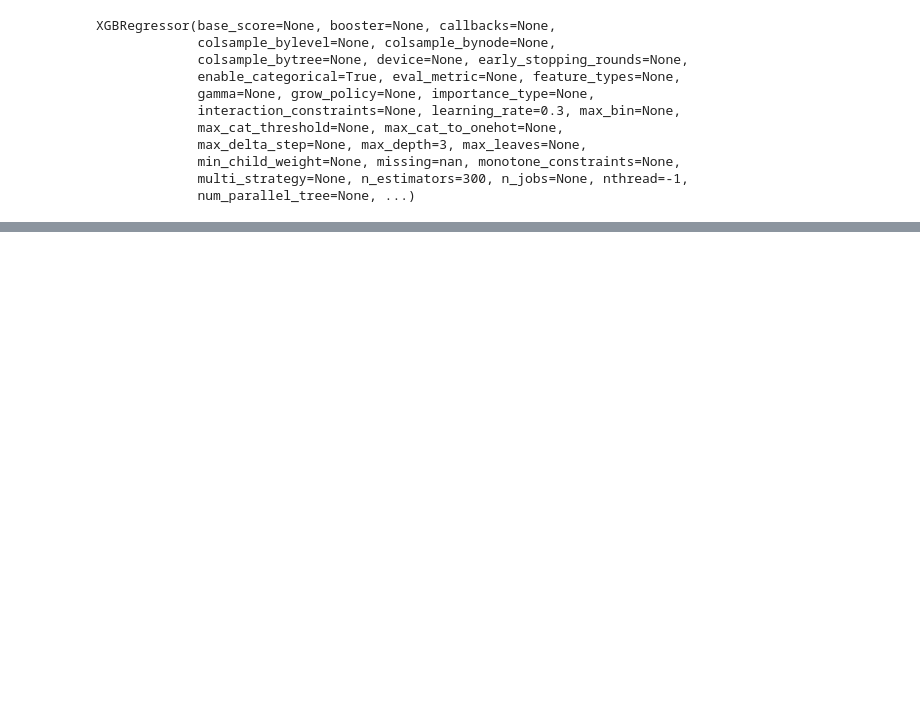
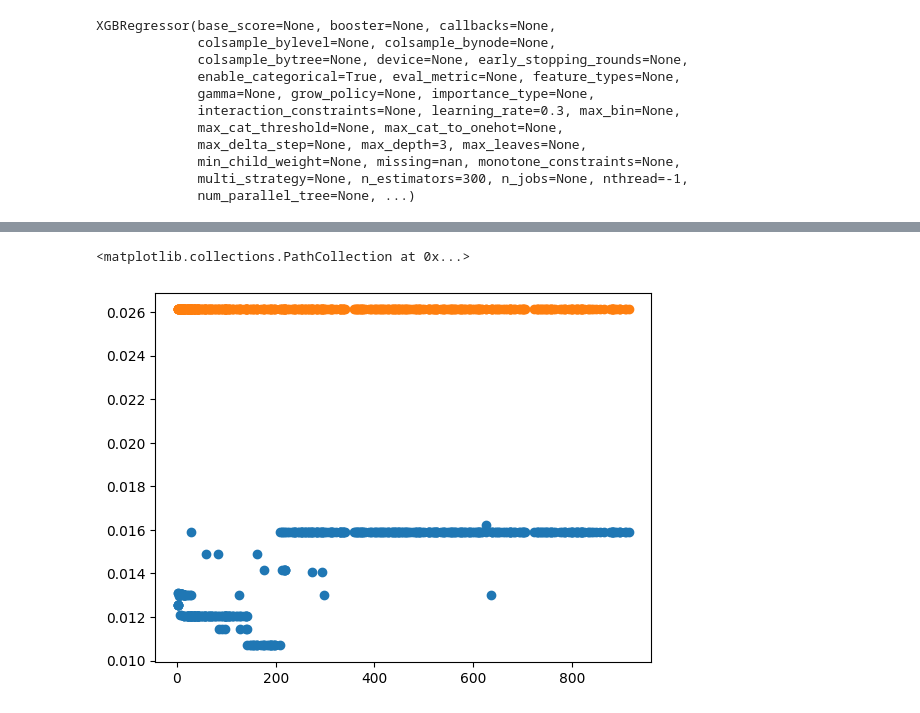
Before and after one commit to oscarhibbert/election-predictor, a Jupyter notebook: notebooks/nieksonneveld_xgboost.ipynb, the cells around one changed output, grey strips where cells are left out. Cells and saved outputs as stored; diff of their text form; code cells hidden in the pictures; blank space fills up the shorter version.

```diff
--- a/notebooks/nieksonneveld_xgboost.ipynb
+++ b/notebooks/nieksonneveld_xgboost.ipynb
@@ -79,15 +129,28 @@ data_processed = preproc_pipeline.fit_transform(data)
 # %%
-# Check feature names make sense
-data_processed = pd.DataFrame(
-    data_processed, columns=preproc_pipeline.get_feature_names_out()
+# Check feature names make sense for data_train
+data_train_processed = pd.DataFrame(
+    data_train_processed, columns=preproc_pipeline.get_feature_names_out()
 )
+
+# Check feature names make sense for data_test
+data_test_processed = pd.DataFrame(
+    data_test_processed, columns=preproc_pipeline.get_feature_names_out()
+)
 # %%
 # Define our X by dropping irrelevant and y columns
 
-X = data_processed.drop(columns=['next_elec_date','NAT_ACT', 'BRX_ACT', 'CON_ACT',
+X_train = data_train_processed.drop(columns=['next_elec_date','NAT_ACT', 'BRX_ACT', 'CON_ACT',
        'GRE_ACT', 'LIB_ACT', 'LAB_ACT', 'PLC_ACT', 'SNP_ACT', 'UKI_ACT',
        'OTH_PERCENTAGE'])
+
+X_test = data_test_processed.drop(columns=['next_elec_date','NAT_ACT', 'BRX_ACT', 'CON_ACT',
+       'GRE_ACT', 'LIB_ACT', 'LAB_ACT', 'PLC_ACT', 'SNP_ACT', 'UKI_ACT',
+       'OTH_PERCENTAGE'])
 # %%
 # Build our target matrix, retaining each party share vote columns only
-y = data_processed[['LAB_ACT', 'CON_ACT', 'LIB_ACT', 'GRE_ACT', 'BRX_ACT',
+y_train = data_train_processed[['LAB_ACT', 'CON_ACT', 'LIB_ACT', 'GRE_ACT', 'BRX_ACT',
                     'NAT_ACT', 'SNP_ACT', 'UKI_ACT', 'PLC_ACT', 'OTH_PERCENTAGE']]
+
+# Build our target matrix, retaining each party share vote columns only
+y_test = data_test_processed[['LAB_ACT', 'CON_ACT', 'LIB_ACT', 'GRE_ACT', 'BRX_ACT',
+                    'NAT_ACT', 'SNP_ACT', 'UKI_ACT', 'PLC_ACT', 'OTH_PERCENTAGE']]
@@ -94,5 +166,5 @@ y = data_processed[['LAB_ACT', 'CON_ACT', 'LIB_ACT', 'GRE_ACT', 'BRX_ACT',
 # %%
-# Handle data splitting
-X_train, X_test, y_train, y_test = train_test_split(
-    X, y, test_size=0.3, random_state=42
-)
+# # Handle data splitting
+# X_train, X_test, y_train, y_test = train_test_split(
+#     X, y, test_size=0.3, random_state=42
+# )
@@ -290,0 +351,6 @@ print(f"2019 prediction for OTH: {y_pred_OTH.mean()}")
+# %%
+plt.scatter(y=y_pred_GRE,x=data_test['days_to_elec'])
+plt.scatter(y=y_test_GRE,x=data_test['days_to_elec'])
+# %% [output]
+<matplotlib.collections.PathCollection at 0x...>
+[figure, added]
```
Also changed, not shown: parts of 21 cells of this notebook.
